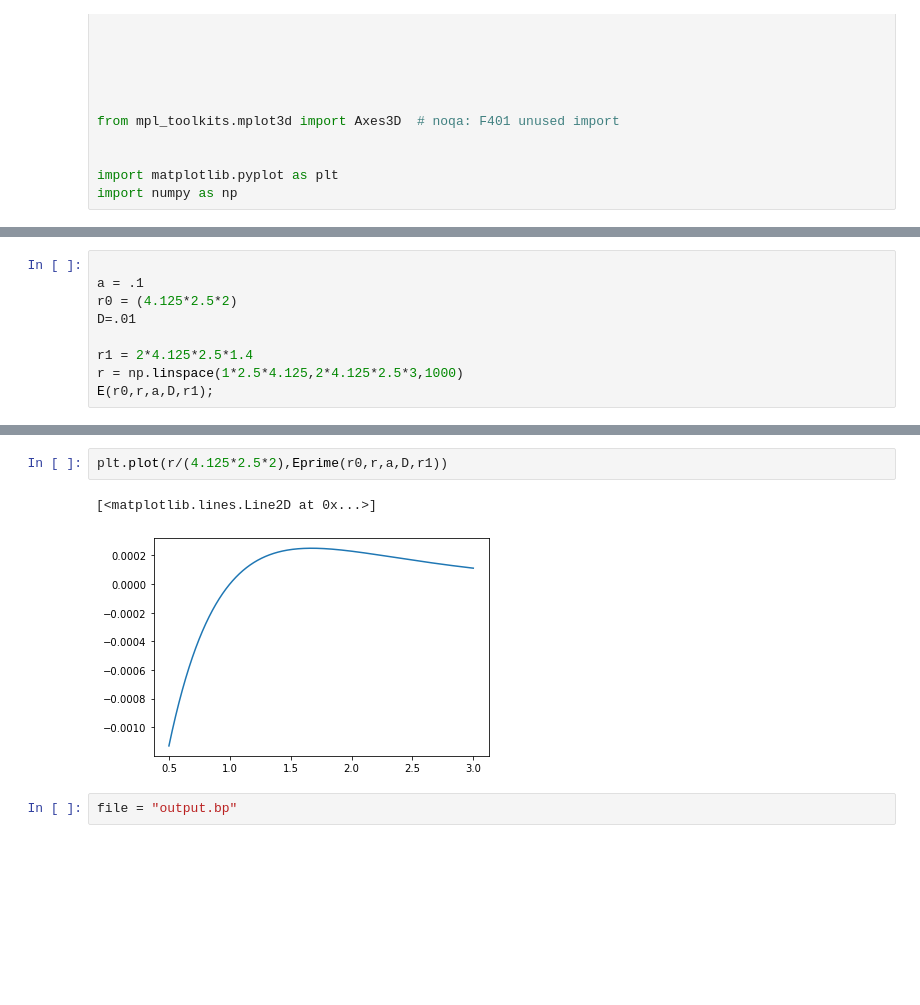
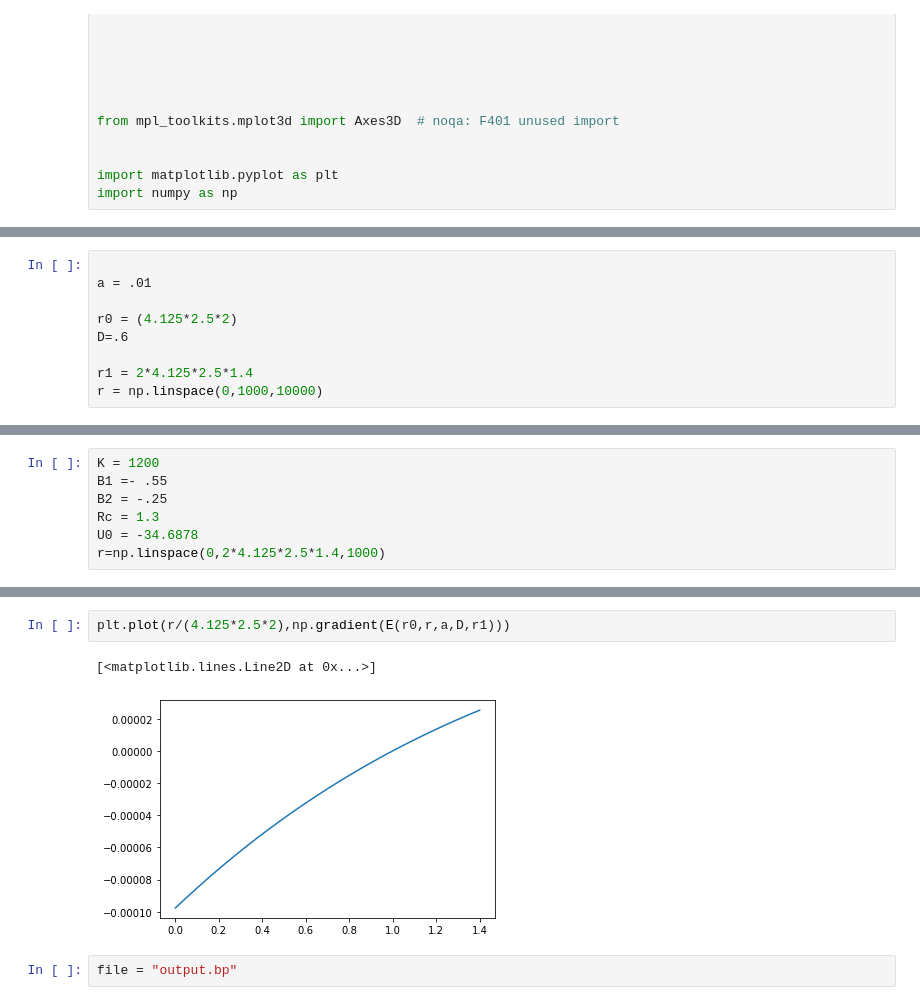
Before and after one commit to nkrishnan94/biofilm-ibm, a Jupyter notebook: sim_vis.ipynb, the cells around one changed output, grey strips where cells are left out. Drawn from its saved outputs; the diff is of its cells as text; blank space fills up the shorter version.

```diff
--- a/sim_vis.ipynb
+++ b/sim_vis.ipynb
@@ -30,9 +29,9 @@ Eprime = lambda r0,r,a, D, r1: -2*a*D* np.exp(a * (r0-r) ) * (np.exp(a * (r0-r)
 # %%
 
-a = .1
+a = .01
+
 r0 = (4.125*2.5*2)
-D=.01
+D=.6
 
 r1 = 2*4.125*2.5*1.4
-r = np.linspace(1*2.5*4.125,2*4.125*2.5*3,1000)
-E(r0,r,a,D,r1);
+r = np.linspace(0,1000,10000)
@@ -42,0 +38,7 @@ r0
+# %%
+K = 1200
+B1 =- .55
+B2 = -.25
+Rc = 1.3
+U0 = -34.6878
+r=np.linspace(0,2*4.125*2.5*1.4,1000)
@@ -43,8 +50,8 @@ r0
 # %%
-plt.plot(r/(4.125*2.5*2),Eprime(r0,r,a,D,r1))
+plt.plot(r/(4.125*2.5*2),np.gradient(E(r0,r,a,D,r1)))
 # %% [output]
 [<matplotlib.lines.Line2D at 0x...>]
-[figure, old version]
+[figure, new version]
 # %%
 file = "output.bp"
 # %%
```
Also changed, not shown: parts of 12 cells of this notebook, 8 other files.
